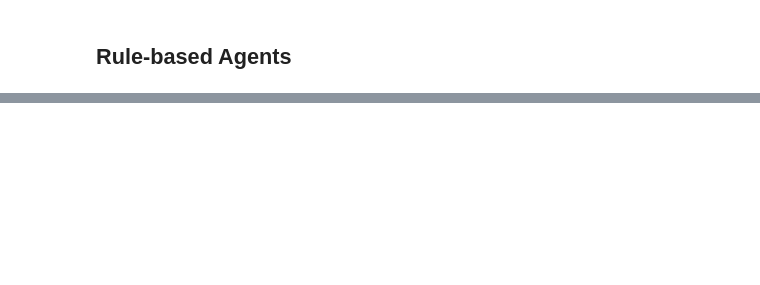
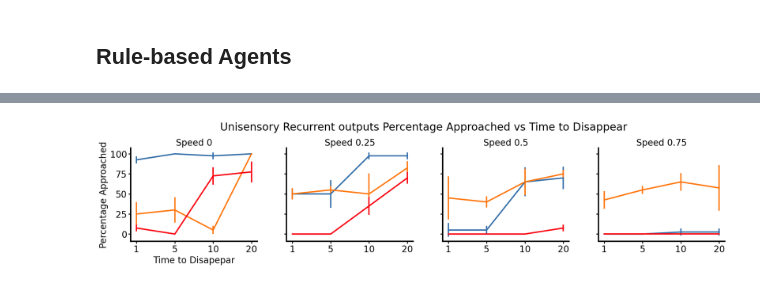
Before and after one commit to ghoshm/Multimodal_mazes, a Jupyter notebook: scripts/linear_screen_prey.ipynb, the cells around one changed output, grey strips where cells are left out. Cells and saved outputs as stored; diff of their text form; code cells hidden in the pictures; blank space fills up the shorter version.

```diff
--- a/scripts/linear_screen_prey.ipynb
+++ b/scripts/linear_screen_prey.ipynb
@@ -370,14 +65,6 @@ trial = multimodal_mazes.PredatorTrial(width=width, height=height, agnt=agnt, se
 time, path, prey_state, preys, env_log = trial.run_trial()
 print(prey_state)
 print(len(path))
-# %%
-case = '2'
-pm = 0.8
-
-agnt = multimodal_mazes.AgentIntercept(location=None, channels=[1,1], policy='Kinetic alignment', direction=0)
-time, path, prey_state, preys, env_log = multimodal_mazes.linear_prey_trial(width=width, height=height, agnt=agnt, sensor_noise_scale=noise, n_prey=n_prey, pk=pk,n_steps=n_steps, scenario=scenario, case=case, motion=motion, visible_steps=visible_steps, multisensory=multisensory, pc=pc, pm=pm, pe=pe, log_env=True)
-print(prey_state)
-print(len(path))
 # %%
 import matplotlib.animation as animation
 prey_markers = ['P', 'X']
@@ -710,6 +317,0 @@ fig.legend(loc='center right', bbox_to_anchor=(1.15, 0.5), labels=policies)
-# %%
-for b, policy in enumerate(policies):
-    plt.plot(visible_periods, aucs[:,b], color=colors[b], label=policy)
-
-plt.xticks(range(7), visible_periods_str);
-plt.xlim(6, 0)
@@ -718,45 +318,51 @@ plt.xlim(6, 0)
 # %%
-# % Capture vs visible time steps
-n_trials = 50
-pm = 0.4
+# % Approached vs visible time steps poster scaling
+
+speeds = [0, 0.25, 0.5, 0.75]
+repeats = [i for i in range(4)]
 cases = ["1", "2", "3"]
-visible_periods = [4, 3, 2, 1, 0]
-visible_periods_str = ['1', '5', '25', '50', '100']
-policies = multimodal_mazes.AgentRuleBased.policies + multimodal_mazes.AgentRuleBasedMemory.policies + ["Levy"]
-colors = multimodal_mazes.AgentRuleBased.colors + multimodal_mazes.AgentRuleBasedMemory.colors + [list(np.array([24, 156, 196, 255]) / 255)]
-results = np.zeros((len(visible_periods), len(policies)))
+visible_periods = [3, 2, 1, 0]
+visible_periods_str = ['1', '5', '10', '20']
+n_trials = 10
+# policy = multimodal_mazes.AgentRuleBased.policies[7]
+# agnt = multimodal_mazes.AgentRuleBased(location=None, channels=[1,1], policy=policy)
+policy = multimodal_mazes.AgentRuleBasedMemory.policies[0]
+agnt = multimodal_mazes.AgentRuleBasedMemory(location=None, channels=[1,1], policy=policy)
+colors = [("#346ea8"), ("#ff760d"), ("#fa020f")]
+results = np.zeros((len(visible_periods), len(repeats)))
 
-fig, axs = plt.subplots(1, 3, figsize=(15, 5), sharex=True, sharey=True)
+fig, axs = plt.subplots(1, 4, figsize=(20, 5), sharex=True, sharey=True)
 fig.tight_layout(rect=[0,0.1, 1, 0.9])
-fig.suptitle(f"{multisensory} Fitness vs Time to Disappear")
 
 # Test agents
-for c, case in enumerate(cases):
-    capture_results = np.zeros((2, len(visible_periods)))
+case_results = np.zeros((len(speeds), len(cases), len(visible_periods)))
+for d, speed in enumerate(speeds):
+    for a, case in enumerate(cases):
+        approach_results = np.zeros((2, len(visible_periods)))
 
-    for a, period in enumerate(visible_periods):
-        actual_period = int(visible_periods_str[period])
+        for b, period in enumerate(visible_periods):
+            actual_period = int(visible_periods_str[period])
 
-        for b, policy in enumerate(policies):
-            if policy in multimodal_mazes.AgentRuleBased.policies:
-                agnt = multimodal_mazes.AgentRuleBased(location=None, channels=[1,1], policy=policy)
-            elif policy in multimodal_mazes.AgentRuleBasedMemory.policies:
-                agnt = multimodal_mazes.AgentRuleBasedMemory(location=None, channels=[1,1], policy=policy)
-                agnt.alpha = 0.6
-            elif policy == "Levy":
-                agnt = multimodal_mazes.AgentRandom(location=None, channels=[0,0], motion=policy)
+            for c in repeats:
+                evaluator = multimodal_mazes.LinearPreyFitnessEvaluator(height=height, width=width, agnt=agnt, sensor_noise_scale=noise, n_prey=n_prey, pk=pk, n_steps=n_steps, scenario=scenario, case=case, motion=motion, visible_steps=actual_period, multisensory=multisensory, pc=pc, pm=speed, pe=pe)
+                _, _, _, _, _, approached = evaluator.evaluate(n_trials=n_trials)
 
-            _, _, _, _, captured, _ = multimodal_mazes.eval_linear_prey_fitness(n_trials=n_trials, height=height, width=width, agnt=agnt, sensor_noise_scale=noise, n_prey=n_prey, pk=pk, n_steps=n_steps, scenario=scenario, case=case, motion=motion, multisensory=multisensory, visible_steps=actual_period, pc=pc, pm=pm, pe=pe)
+                results[b, c] = approached
 
-            results[a, b] = captured
-        #capture_results[0, a] = np.mean(results[a,:])
-        #capture_results[1, a] = np.std(results[a,:])
+            approach_results[0, b] = np.mean(results[b,:])
+            approach_results[1, b] = np.std(results[b,:])
 
-    for b, policy in enumerate(policies):
-        axs[c].plot(visible_periods, results[:,b], color=colors[b])
-        axs[c].set_title(f"Case {case}")
+        case_results[d, a] = approach_results[0]
 
-axs[0].set(xlabel='Time to Disappear', ylabel='Percentage Captured', )
-axs[0].set_xticks(range(5), visible_periods_str);
-# axs[0].xaxis.set_inverted(True)
-fig.legend(loc='center right', bbox_to_anchor=(1.05, 0.5), labels=policies)
+        for c in repeats:
+            # axs[d].plot(visible_periods, results[:,c], color=colors[a], alpha=0.2)
+            axs[d].set_title(f"Speed {speed}")
+
+        axs[d].errorbar(visible_periods, approach_results[0, :], yerr=approach_results[1, :], color=colors[a])
+
+averaged_case_results = np.mean(case_results, axis=0)
+
+axs[0].set(xlabel='Time to Disapepar', ylabel='Percentage Approached')
+axs[0].set_xticks(range(4), visible_periods_str);
+fig.suptitle(f"{multisensory} {policy} Percentage Approached vs Time to Disappear")
+# %% [output]
@@ -762,0 +370 @@ fig.legend(loc='center right', bbox_to_anchor=(1.05, 0.5), labels=policies)
+[figure, added]
```
Also changed, not shown: parts of 38 cells of this notebook, 36 other files.
